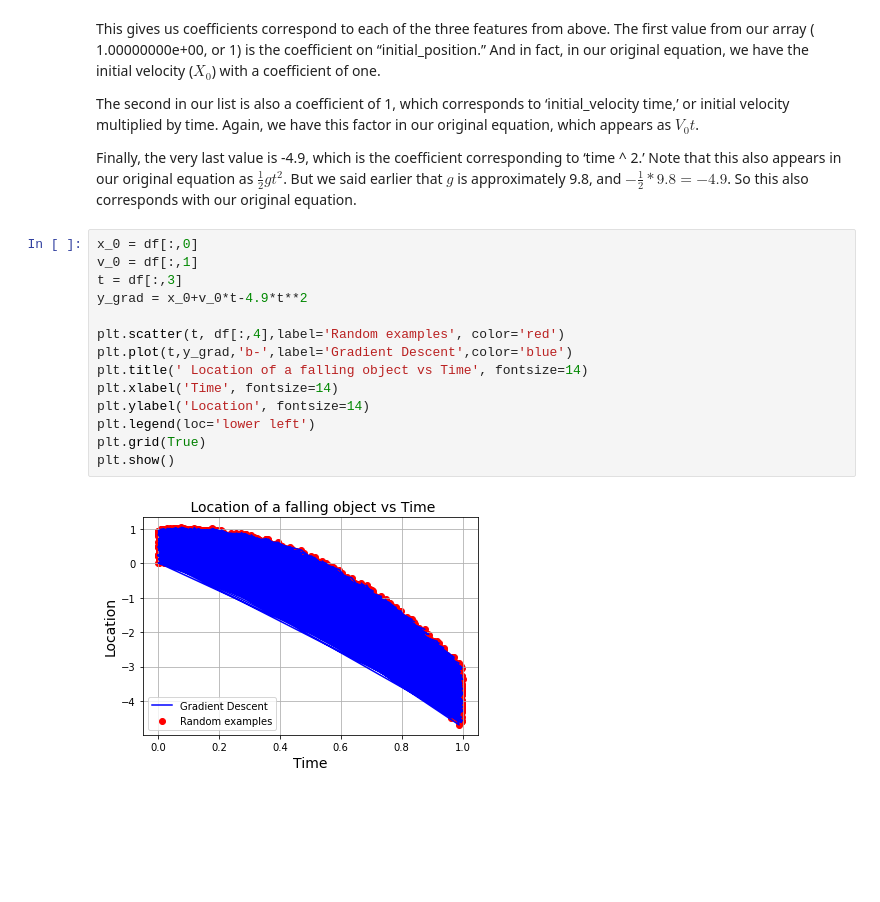
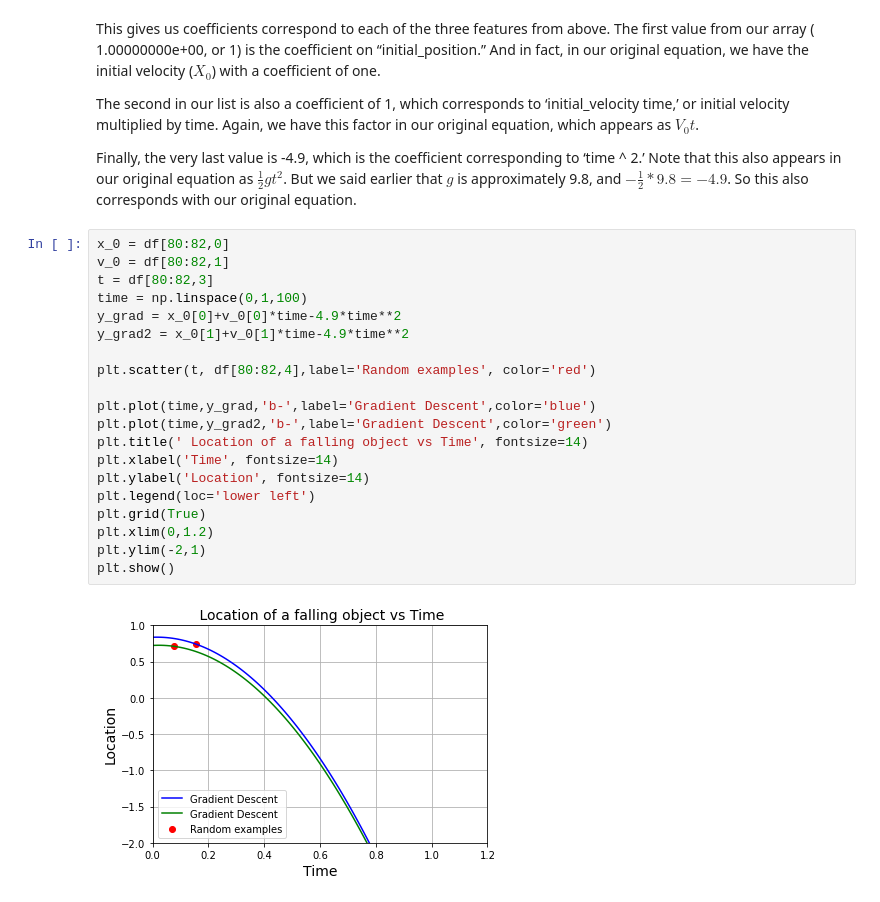
Before and after one commit to Plutooooo/hku_phys3151_2022, a Jupyter notebook: multivariate-linear-regression/to_model_and_reveal_the_force_of_gravity.ipynb, the cells around one changed output. Cells and saved outputs as stored; diff of their text form; blank space fills up the shorter version.

```diff
--- a/multivariate-linear-regression/to_model_and_reveal_the_force_of_gravity.ipynb
+++ b/multivariate-linear-regression/to_model_and_reveal_the_force_of_gravity.ipynb
@@ -144,18 +162,24 @@ The second in our list is also a coefficient of 1, which corresponds to ‘initi
 
 Finally, the very last value is -4.9, which is the coefficient corresponding to ‘time ^ 2.’ Note that this also appears in our original equation as $\frac{1}{2}gt^{2}$. But we said earlier that $g$ is approximately 9.8, and $-\frac{1}{2} * 9.8 = -4.9$. So this also corresponds with our original equation.
 # %%
-x_0 = df[:,0]
-v_0 = df[:,1]
-t = df[:,3]
-y_grad = x_0+v_0*t-4.9*t**2
+x_0 = df[80:82,0]
+v_0 = df[80:82,1]
+t = df[80:82,3]
+time = np.linspace(0,1,100)
+y_grad = x_0[0]+v_0[0]*time-4.9*time**2
+y_grad2 = x_0[1]+v_0[1]*time-4.9*time**2
 
-plt.scatter(t, df[:,4],label='Random examples', color='red')
-plt.plot(t,y_grad,'b-',label='Gradient Descent',color='blue')
+plt.scatter(t, df[80:82,4],label='Random examples', color='red')
+
+plt.plot(time,y_grad,'b-',label='Gradient Descent',color='blue')
+plt.plot(time,y_grad2,'b-',label='Gradient Descent',color='green')
 plt.title(' Location of a falling object vs Time', fontsize=14)
 plt.xlabel('Time', fontsize=14)
 plt.ylabel('Location', fontsize=14)
 plt.legend(loc='lower left')
 plt.grid(True)
+plt.xlim(0,1.2)
+plt.ylim(-2,1)
 plt.show()
 # %% [output]
-[figure, old version]
+[figure, new version]
```
Also changed, not shown: parts of 5 cells of this notebook.
